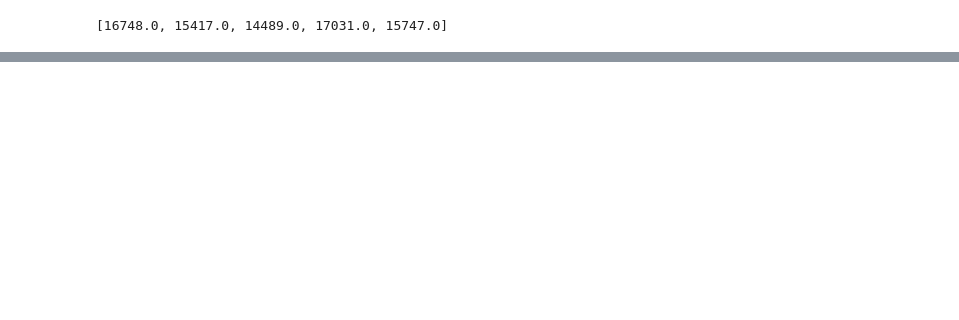
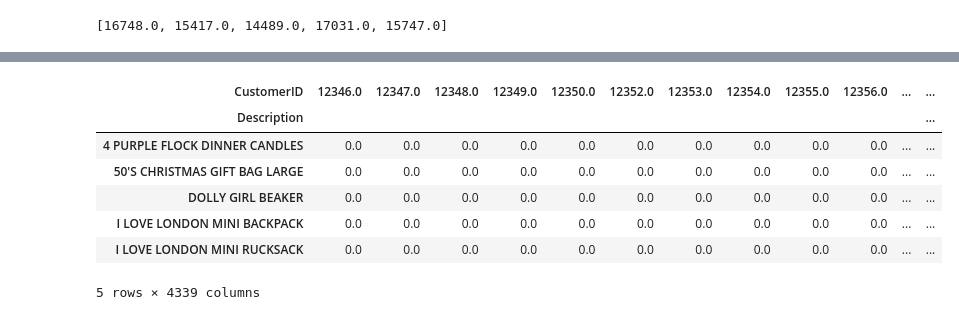
Before and after one commit to LeonardoSMSoares/Recommender-Systems-with-Python, a Jupyter notebook: Applied Recommender Systems with Python/Ch4 - Collaborative Filtering Part 1.ipynb, the cells around one changed output, grey strips where cells are left out. Saved outputs shown, nothing was run; the diff lists cells and outputs as text; code cells hidden in the pictures; blank space fills up the shorter version.

```diff
--- a/Applied Recommender Systems with Python/Ch4 - Collaborative Filtering Part 1.ipynb
+++ b/Applied Recommender Systems with Python/Ch4 - Collaborative Filtering Part 1.ipynb
@@ -340,0 +368,16 @@ Items bought by Similar users based on KNN
+# %%
+# We are creating a df which contains item names and whether they have been ever purchased by a customer using groupby
+
+items_purchase = (df_new.groupby(['Description','CustomerID'])['Quantity'].sum().unstack().
+                  reset_index().fillna(0).set_index('Description'))
+
+items_purchase.head()
+# %% [output]
+| CustomerID | 12346.0 | 12347.0 | 12348.0 | 12349.0 | 12350.0 | 12352.0 | 12353.0 | 12354.0 | 12355.0 | 12356.0 | ... | ... |
+| Description |  |  |  |  |  |  |  |  |  |  |  | ... |
+| 4 PURPLE FLOCK DINNER CANDLES | 0.0 | 0.0 | 0.0 | 0.0 | 0.0 | 0.0 | 0.0 | 0.0 | 0.0 | 0.0 | ... | ... |
+| 50'S CHRISTMAS GIFT BAG LARGE | 0.0 | 0.0 | 0.0 | 0.0 | 0.0 | 0.0 | 0.0 | 0.0 | 0.0 | 0.0 | ... | ... |
+| DOLLY GIRL BEAKER | 0.0 | 0.0 | 0.0 | 0.0 | 0.0 | 0.0 | 0.0 | 0.0 | 0.0 | 0.0 | ... | ... |
+| I LOVE LONDON MINI BACKPACK | 0.0 | 0.0 | 0.0 | 0.0 | 0.0 | 0.0 | 0.0 | 0.0 | 0.0 | 0.0 | ... | ... |
+| I LOVE LONDON MINI RUCKSACK | 0.0 | 0.0 | 0.0 | 0.0 | 0.0 | 0.0 | 0.0 | 0.0 | 0.0 | 0.0 | ... | ... |
+5 rows × 4339 columns
```
Also changed, not shown: parts of 16 cells of this notebook.
